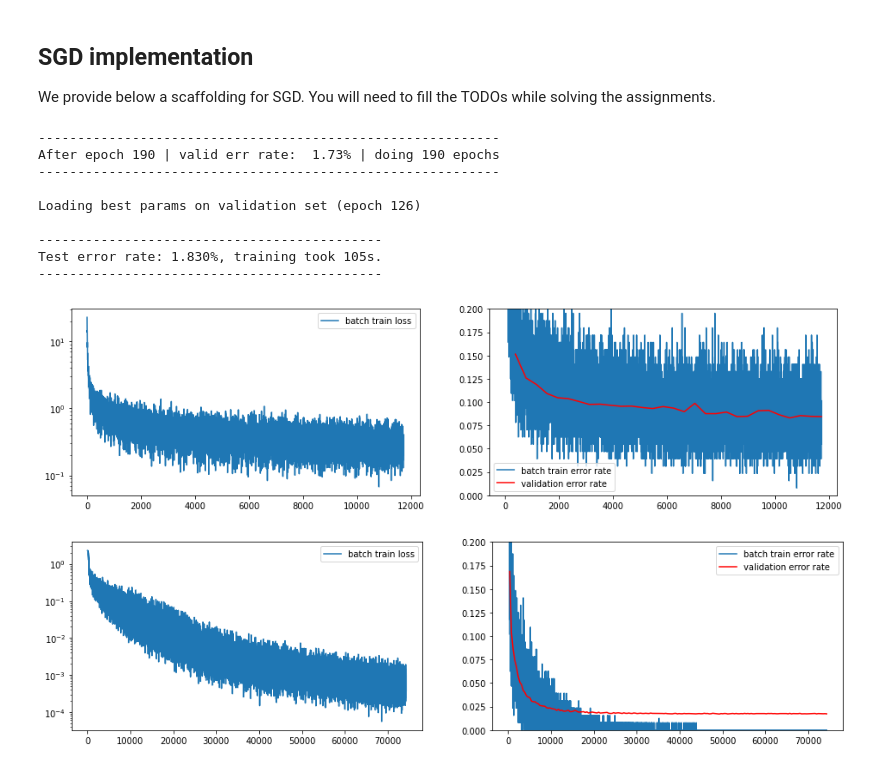
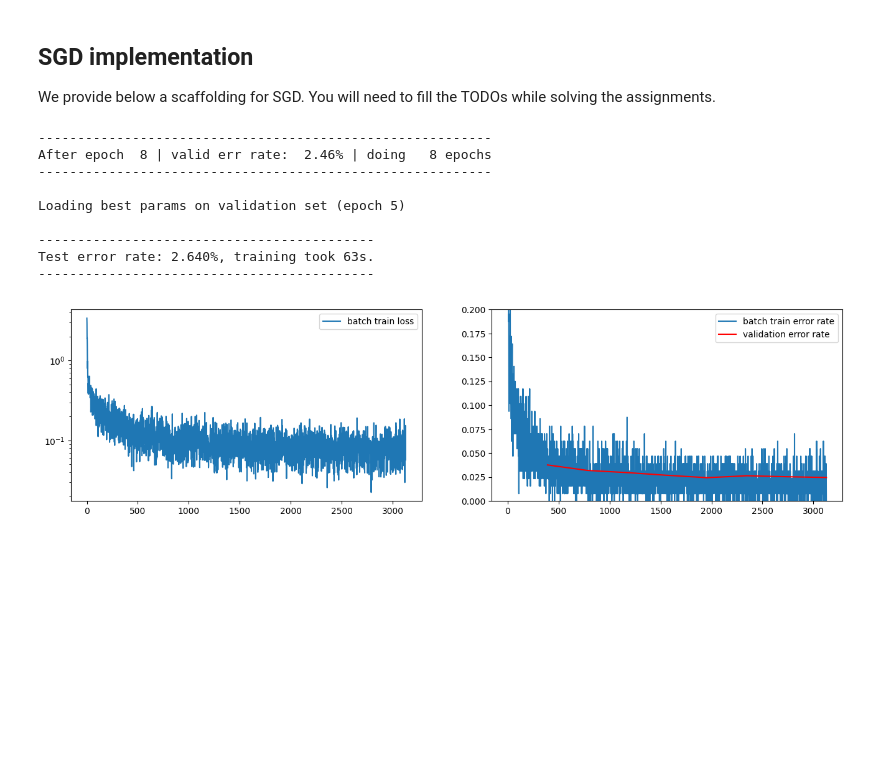
Before and after one commit to PatrykFlama/UWr, a Jupyter notebook: Sem6/NN/List2/Assignment2.ipynb, the cells around one changed output. Saved outputs shown, nothing was run; the diff lists cells and outputs as text; code cells hidden in the pictures; blank space fills up the shorter version.

```diff
--- a/Sem6/NN/List2/Assignment2.ipynb
+++ b/Sem6/NN/List2/Assignment2.ipynb
@@ -54,8 +52 @@ def matmul_torch_cuda(a, b):
-# %%
-def measure_time(matmul_fn, a, b, n=100):
-    start = time.time()
-    for _ in range(n):
-        matmul_fn(a, b)
-    end = time.time()
-    return (end - start) / n
 # %%
@@ -274,6 +314,7 @@ def SGD(
     log_every=100,
     device="cpu",
 ):
+    init_alpha = alpha
 
     # Put the model in train mode, and move to the evaluation device.
     model.train()
@@ -283,10 +324,10 @@ def SGD(
             data_loader.to(device)
 
     #
-    # TODO for Problem 2.2: Initialize momentum variables
+    # for Problem 2.2: Initialize momentum variables
     # Hint: You need one velocity matrix for each parameter
     #
-    velocities = [None for _ in model.parameters()]
+    velocities = [torch.zeros_like(_) for _ in model.parameters()]
     #
     iter_ = 0
     epoch = 0
@@ -307,6 +348,8 @@ def SGD(
             # TODO: You can implement learning rate control here (it is updated
             # once per epoch), or below in the loop over minibatches.
             #
+            # alpha = init_alpha / (1 + decay + epoch)
+            alpha = init_alpha * np.exp(-decay * epoch)
 
             for x, y in data_loaders["train"]:
                 x = x.to(device)
@@ -332,7 +375,10 @@ def SGD(
                             # on weights by changing the gradients
                             # p.grad += TODO
                             #
-                            pass
+
+                            l2_lambda = 0.005
+                            p.grad += l2_lambda * p.data
+
 
                         #
                         # TODO for Problem 2.2: Implement a learning rate schedule
@@ -349,13 +395,14 @@ def SGD(
                         # TODO for Problem 2.1: Implement velocity updates for momentum
                         # lease make sure to modify the contents of v, not the v pointer!!!
                         #
-                        # v[...] = TODO
+                        v[...] = (epsilon * v).add((1 - epsilon) * p.grad)
 
                         #
                         # TODO for Problem 2: Set a more sensible learning rule here,
                         #       using your learning rate schedule and momentum
                         #
-                        p -= alpha * p.grad
+                        # p -= alpha * p.grad
+                        p -= alpha * v
 
                         # Zero gradients for the next iteration
                         p.grad.zero_()
@@ -406,42 +453,54 @@ class Model(nn.Module):
         X = X.view(X.size(0), -1)
         return self.layers.forward(X)
 
     def loss(self, Out, Targets):
         return F.cross_entropy(Out, Targets)
 
 
-model = Model(nn.Linear(28 * 28, 10))
+model = Model(
+    nn.Linear(28 * 28, 1500),
+    nn.ReLU(),
+    nn.Linear(1500, 400),
+    nn.ReLU(),
+    nn.Linear(400, 10)
+)
 
 with torch.no_grad():
     # Initialize parameters
     for name, p in model.named_parameters():
         if "weight" in name:
-            p.normal_(0, 0.5)
+            # p.normal_(0, 0.5)
+            nn.init.kaiming_normal_(p, mode="fan_in", nonlinearity="relu")
         elif "bias" in name:
             p.zero_()
         else:
             raise ValueError('Unknown parameter name "%s"' % name)
 
 # On GPU enabled devices set device='cuda' else set device='cpu'
 t_start = time.time()
-SGD(model, mnist_loaders, alpha=1e-1, max_num_epochs=30, device="cuda")
+SGD(model,
+    mnist_loaders,
+    alpha=1e-1,
+    epsilon=0.7,
+    decay=0.1,
+    max_num_epochs=50,
+    device="cpu")
 
 
 test_err_rate = compute_error_rate(model, mnist_loaders["test"])
 m = (
     f"Test error rate: {test_err_rate * 100.0:.3f}%, "
     f"training took {time.time() - t_start:.0f}s."
 )
 print("{0}\n{1}\n{0}".format("-" * len(m), m))
 # %% [output]
------------------------------------------------------------
-After epoch 190 | valid err rate:  1.73% | doing 190 epochs
------------------------------------------------------------
+----------------------------------------------------------
+After epoch  8 | valid err rate:  2.46% | doing   8 epochs
+----------------------------------------------------------
 
-Loading best params on validation set (epoch 126)
+Loading best params on validation set (epoch 5)
 
---------------------------------------------
-Test error rate: 1.830%, training took 105s.
---------------------------------------------
+-------------------------------------------
+Test error rate: 2.640%, training took 63s.
+-------------------------------------------
-[figure, old version]
+[figure, new version]
-[figure, removed]
```
Also changed, not shown: parts of 3 cells of this notebook, 4 other files.
